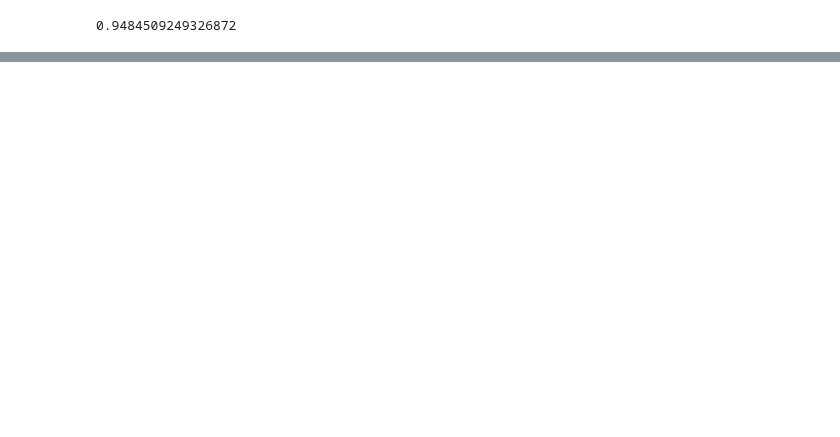
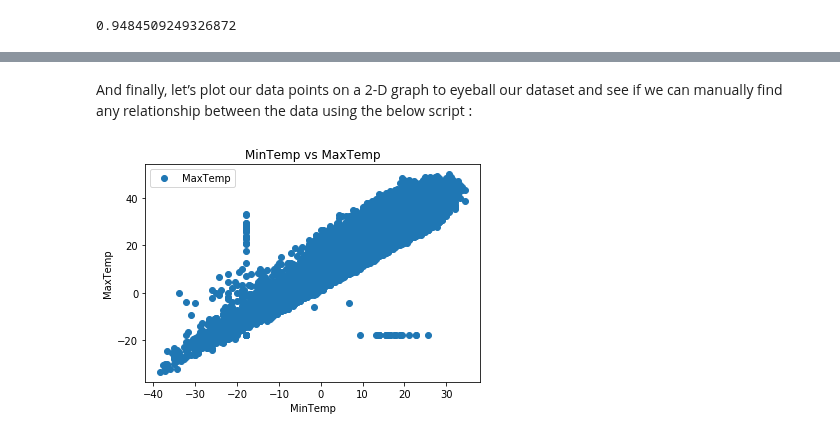
Before and after one commit to marcelomiky/python_code, a Jupyter notebook: ML/Day2/Simple Linear Regression.ipynb, the cells around one changed output, grey strips where cells are left out. Drawn from its saved outputs; the diff is of its cells as text; code cells hidden in the pictures; blank space fills up the shorter version.

```diff
--- a/ML/Day2/Simple Linear Regression.ipynb
+++ b/ML/Day2/Simple Linear Regression.ipynb
@@ -45,0 +154,2 @@ regressor.score(X_train, Y_train)
+# %%
+dataset = pd.read_csv('Weather.csv')
@@ -45,0 +203,10 @@ regressor.score(X_train, Y_train)
+# %% [markdown]
+And finally, let’s plot our data points on a 2-D graph to eyeball our dataset and see if we can manually find any relationship between the data using the below script :
+# %%
+dataset.plot(x='MinTemp', y='MaxTemp', style='o')
+plt.title('MinTemp vs MaxTemp')
+plt.xlabel('MinTemp')
+plt.ylabel('MaxTemp')
+plt.show()
+# %% [output]
+[figure, added]
```
Also changed, not shown: parts of 46 cells of this notebook, 2 other files.
